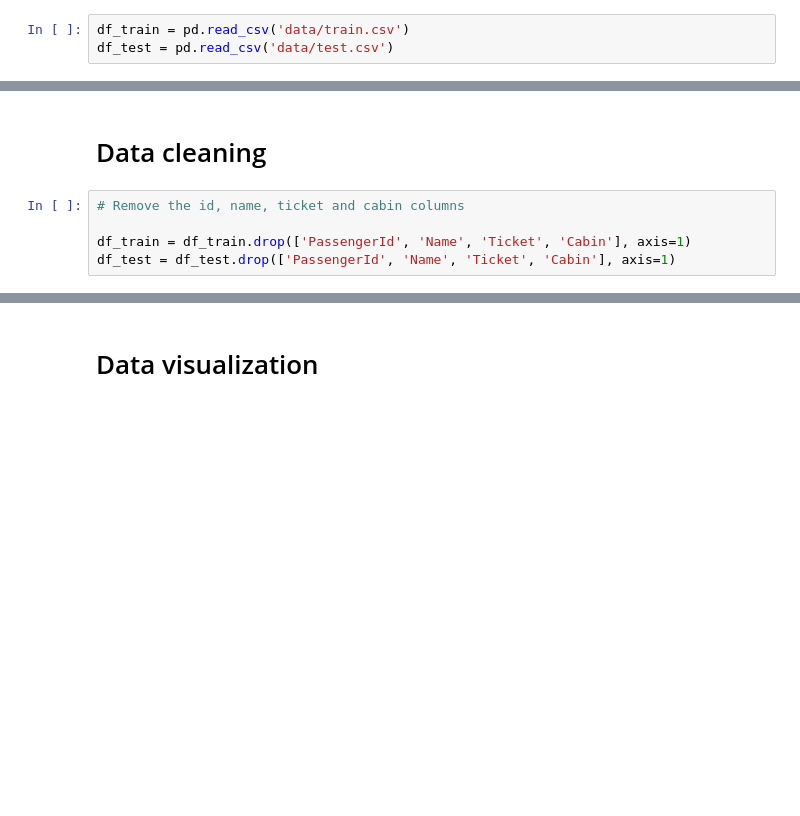
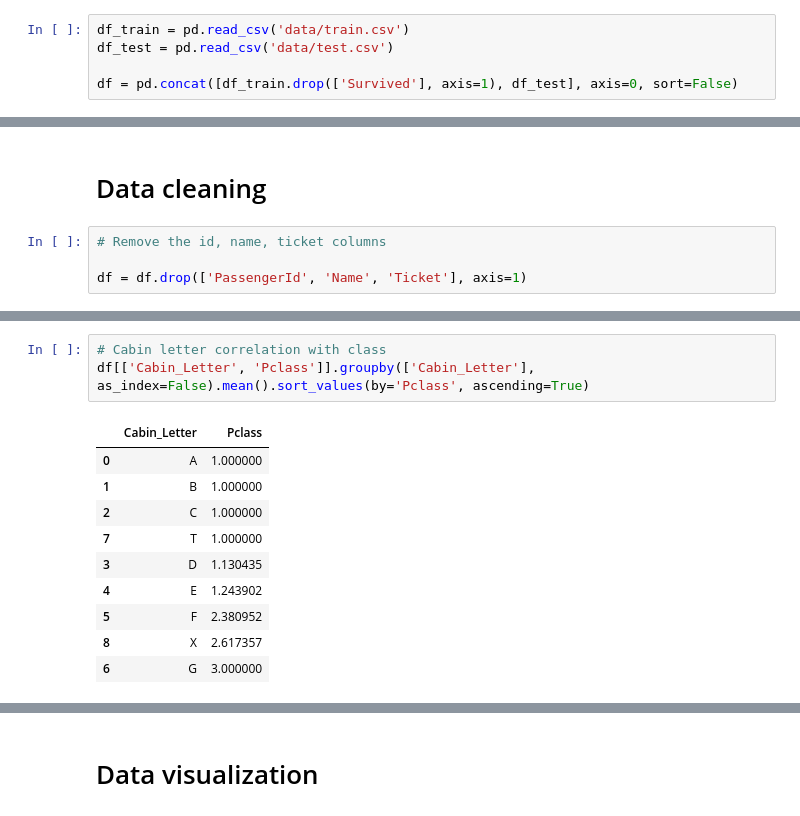
Before and after one commit to bosiraphael/kaggle-titanic-competition, a Jupyter notebook: notebook.ipynb, the cells around one changed output, grey strips where cells are left out. Cells and saved outputs as stored; diff of their text form; blank space fills up the shorter version.

```diff
--- a/notebook.ipynb
+++ b/notebook.ipynb
@@ -8,6 +8,8 @@ from sklearn.model_selection import train_test_split
 # %%
 df_train = pd.read_csv('data/train.csv')
 df_test = pd.read_csv('data/test.csv')
+
+df = pd.concat([df_train.drop(['Survived'], axis=1), df_test], axis=0, sort=False)
 # %% [markdown]
 # Data exploration
 # %%
@@ -22,7 +24,6 @@ df_train.head()
 # %% [markdown]
 # Data cleaning
 # %%
-# Remove the id, name, ticket and cabin columns
+# Remove the id, name, ticket columns
 
-df_train = df_train.drop(['PassengerId', 'Name', 'Ticket', 'Cabin'], axis=1)
-df_test = df_test.drop(['PassengerId', 'Name', 'Ticket', 'Cabin'], axis=1)
+df = df.drop(['PassengerId', 'Name', 'Ticket'], axis=1)
@@ -28,0 +37,14 @@ df_test = df_test.drop(['PassengerId', 'Name', 'Ticket', 'Cabin'], axis=1)
+# %%
+# Cabin letter correlation with class
+df[['Cabin_Letter', 'Pclass']].groupby(['Cabin_Letter'], as_index=False).mean().sort_values(by='Pclass', ascending=True)
+# %% [output]
+|  | Cabin_Letter | Pclass |
+| 0 | A | 1.000000 |
+| 1 | B | 1.000000 |
+| 2 | C | 1.000000 |
+| 7 | T | 1.000000 |
+| 3 | D | 1.130435 |
+| 4 | E | 1.243902 |
+| 5 | F | 2.380952 |
+| 8 | X | 2.617357 |
+| 6 | G | 3.000000 |
```
Also changed, not shown: parts of 25 cells of this notebook, 1 other file.
